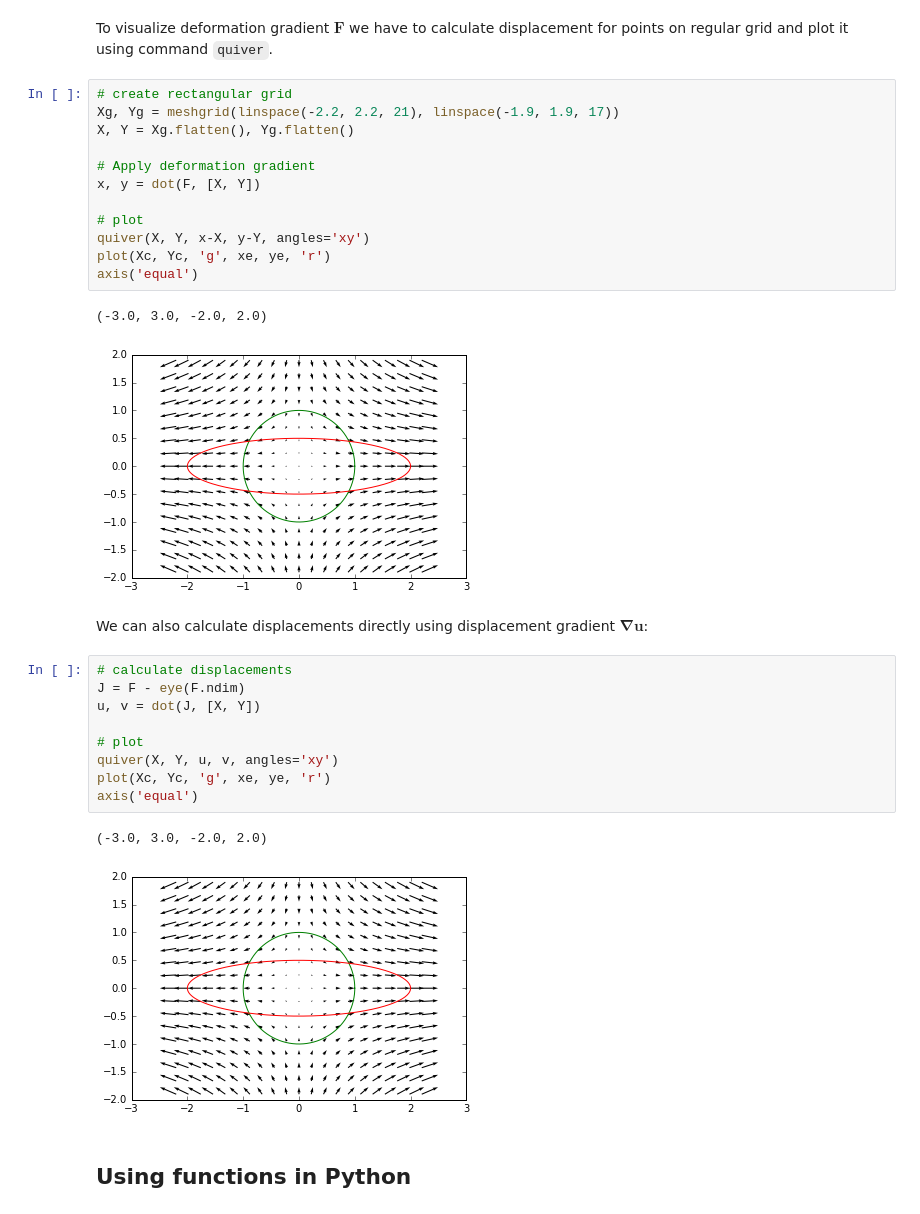
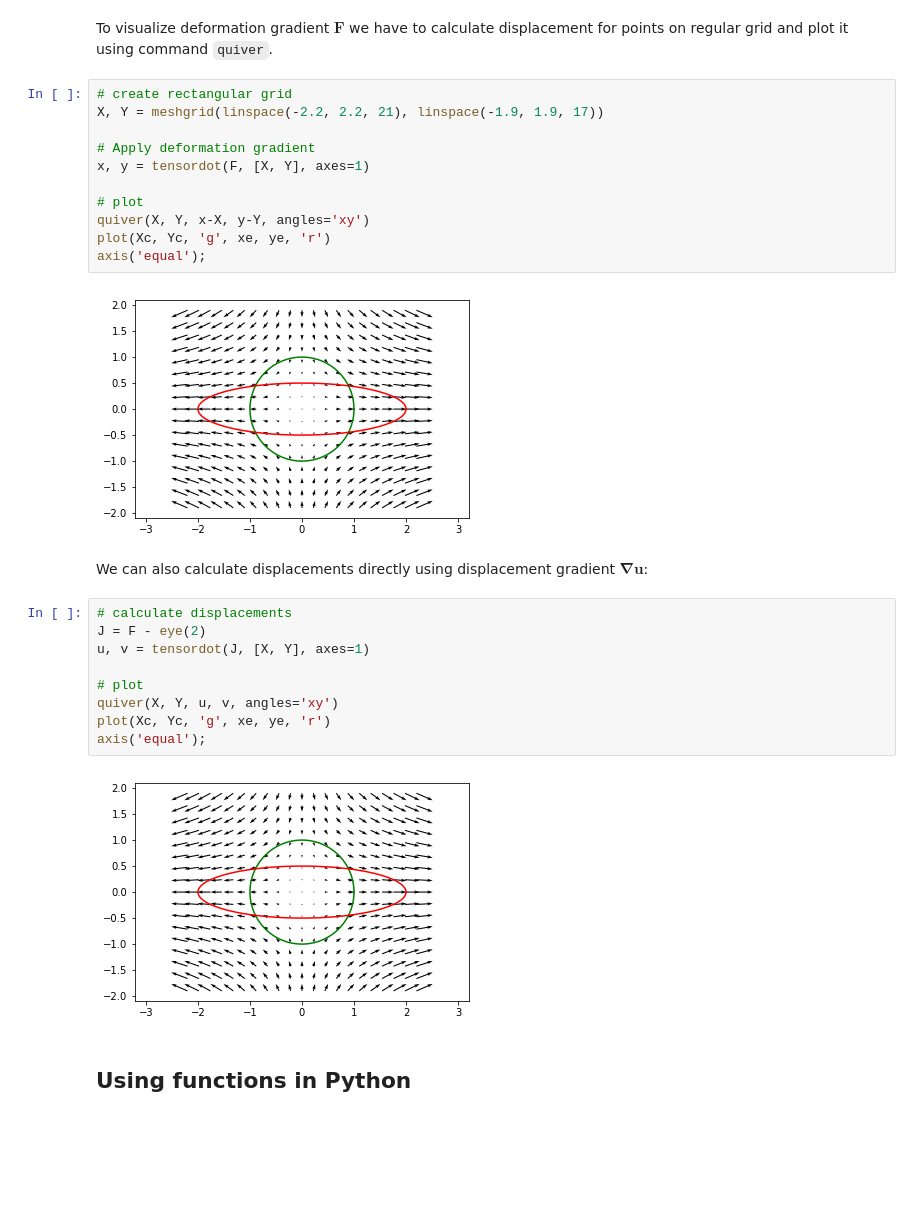
Before and after one commit to ondrolexa/sg2, a Jupyter notebook: 10_Introduction_to_strain_analysis.ipynb, the cells around one changed output. Saved outputs shown, nothing was run; the diff lists cells and outputs as text; blank space fills up the shorter version.

Commit message:
using tensordot

```diff
--- a/10_Introduction_to_strain_analysis.ipynb
+++ b/10_Introduction_to_strain_analysis.ipynb
@@ -68,33 +67,30 @@ axis('equal')
 To visualize deformation gradient $\mathbf{F}$ we have to calculate displacement for points on regular grid and plot it using command `quiver`.
 # %%
 # create rectangular grid
-Xg, Yg = meshgrid(linspace(-2.2, 2.2, 21), linspace(-1.9, 1.9, 17))
-X, Y = Xg.flatten(), Yg.flatten()
+X, Y = meshgrid(linspace(-2.2, 2.2, 21), linspace(-1.9, 1.9, 17))
 
 # Apply deformation gradient
-x, y = dot(F, [X, Y])
+x, y = tensordot(F, [X, Y], axes=1)
 
 # plot
 quiver(X, Y, x-X, y-Y, angles='xy')
 plot(Xc, Yc, 'g', xe, ye, 'r')
-axis('equal')
+axis('equal');
 # %% [output]
-(-3.0, 3.0, -2.0, 2.0)
-[figure, old version]
+[figure, new version]
 # %% [markdown]
 We can also calculate displacements directly using displacement gradient $\mathbf{\nabla u}$:
 # %%
 # calculate displacements
-J = F - eye(F.ndim)
-u, v = dot(J, [X, Y])
+J = F - eye(2)
+u, v = tensordot(J, [X, Y], axes=1)
 
 # plot
 quiver(X, Y, u, v, angles='xy')
 plot(Xc, Yc, 'g', xe, ye, 'r')
-axis('equal')
+axis('equal');
 # %% [output]
-(-3.0, 3.0, -2.0, 2.0)
-[figure, old version]
+[figure, new version]
 # %% [markdown]
 ## Using functions in Python
 # %% [markdown]
```
Also changed, not shown: parts of 4 cells of this notebook.
